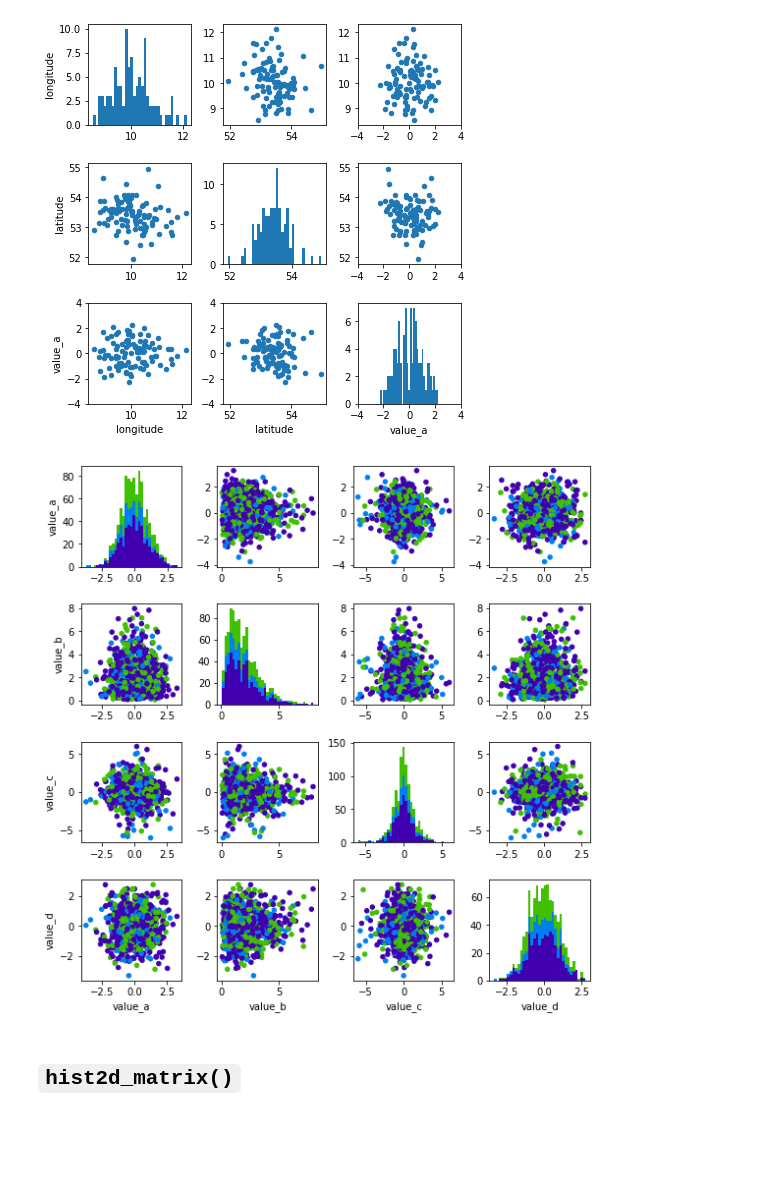
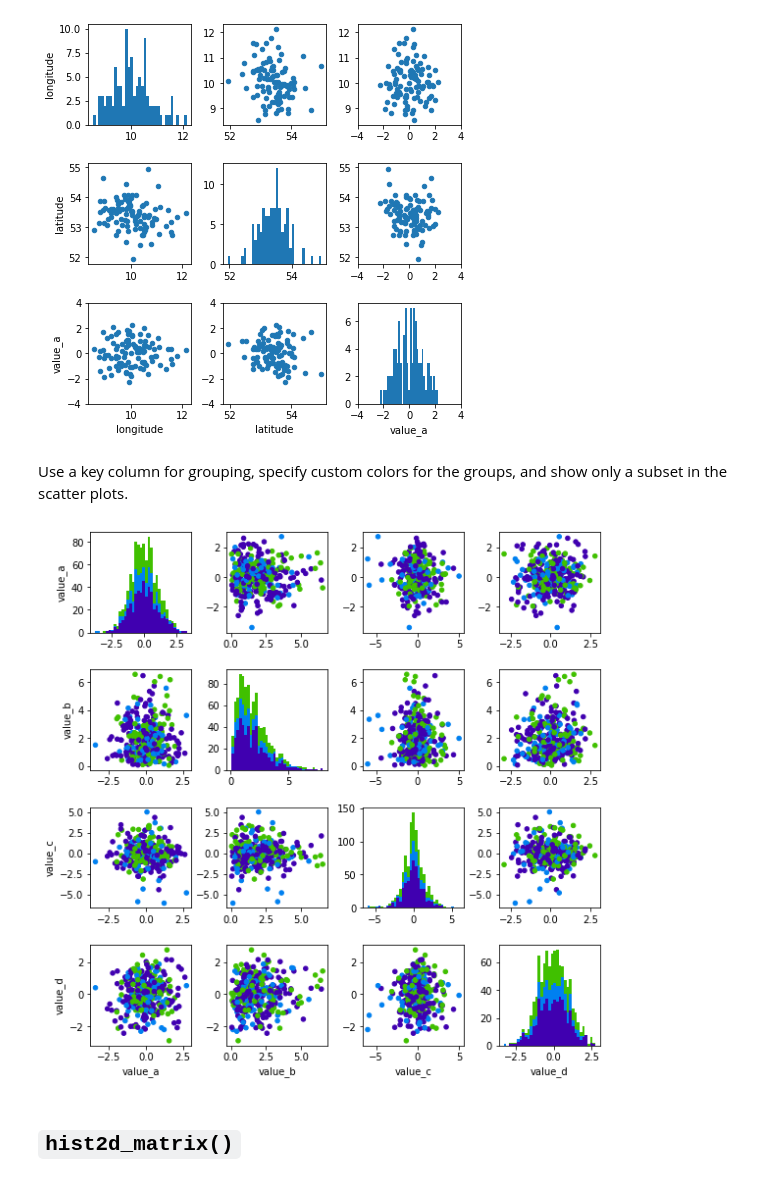
Before and after one commit to mastersign/mastersign-datascience, a Jupyter notebook: demo-plot.ipynb, the cells around one changed output. Cells and saved outputs as stored; diff of their text form; code cells hidden in the pictures; blank space fills up the shorter version.

```diff
--- a/demo-plot.ipynb
+++ b/demo-plot.ipynb
@@ -456,12 +458,16 @@ pl.scatter_matrix(data_4,
                   ticks={'value_a': range(-4, 5, 2)})
 # %% [output]
 [figure]
+# %% [markdown]
+Use a key column for grouping,
+specify custom colors for the groups,
+and show only a subset in the scatter plots.
 # %%
 pl.scatter_matrix(data_2, columns=['value_' + c for c in 'abcd'],
-                  key_column='group',
-                  color={'C': '#40C000', 'B': '#0080F0', 'A': '#4000B0'})
+                  key_column='group', color={'C': '#40C000', 'B': '#0080F0', 'A': '#4000B0'},
+                  sample=0.33, random_state=1234)
 # %% [output]
-[figure, old version]
+[figure, new version]
 # %% [markdown]
 ## `hist2d_matrix()`
 # %%
```
Also changed, not shown: parts of 1 cell of this notebook.
